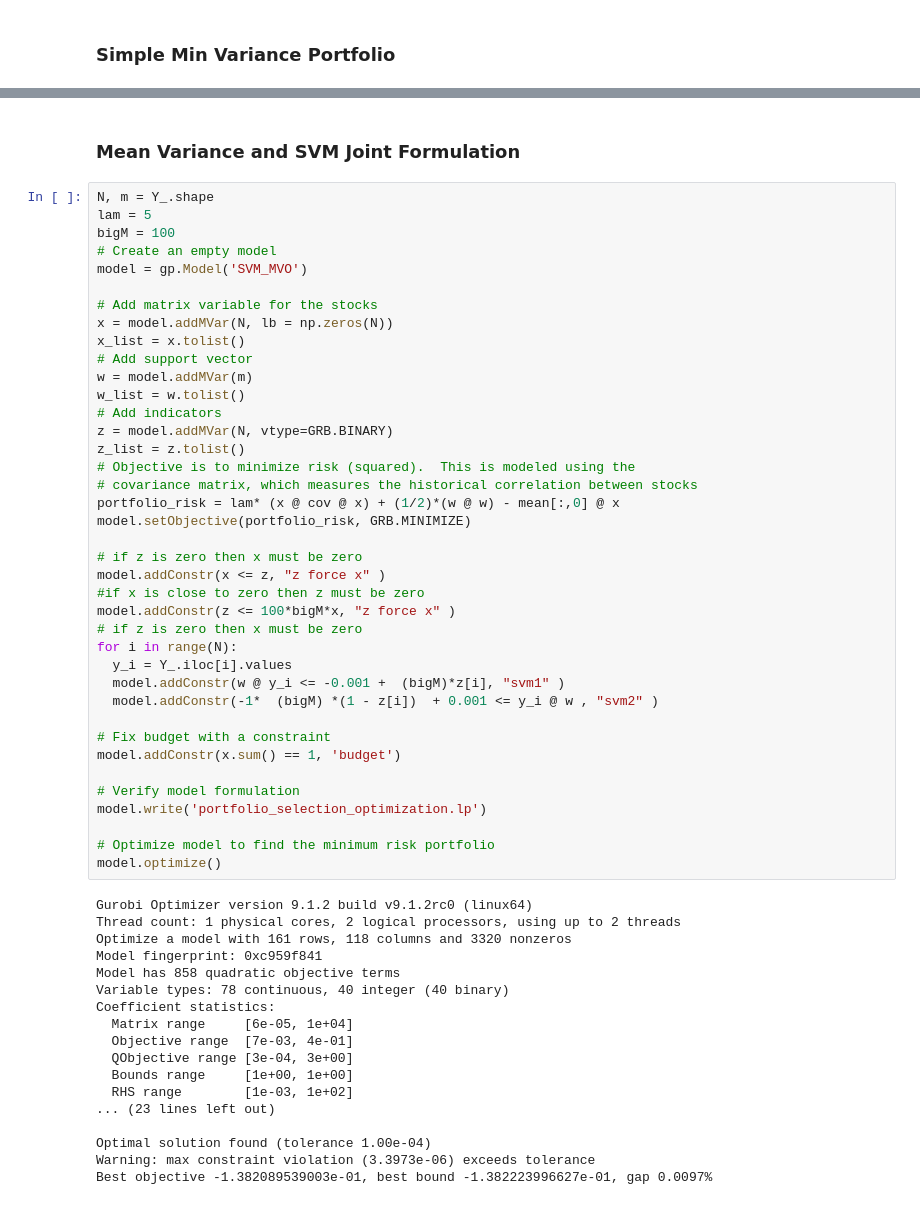
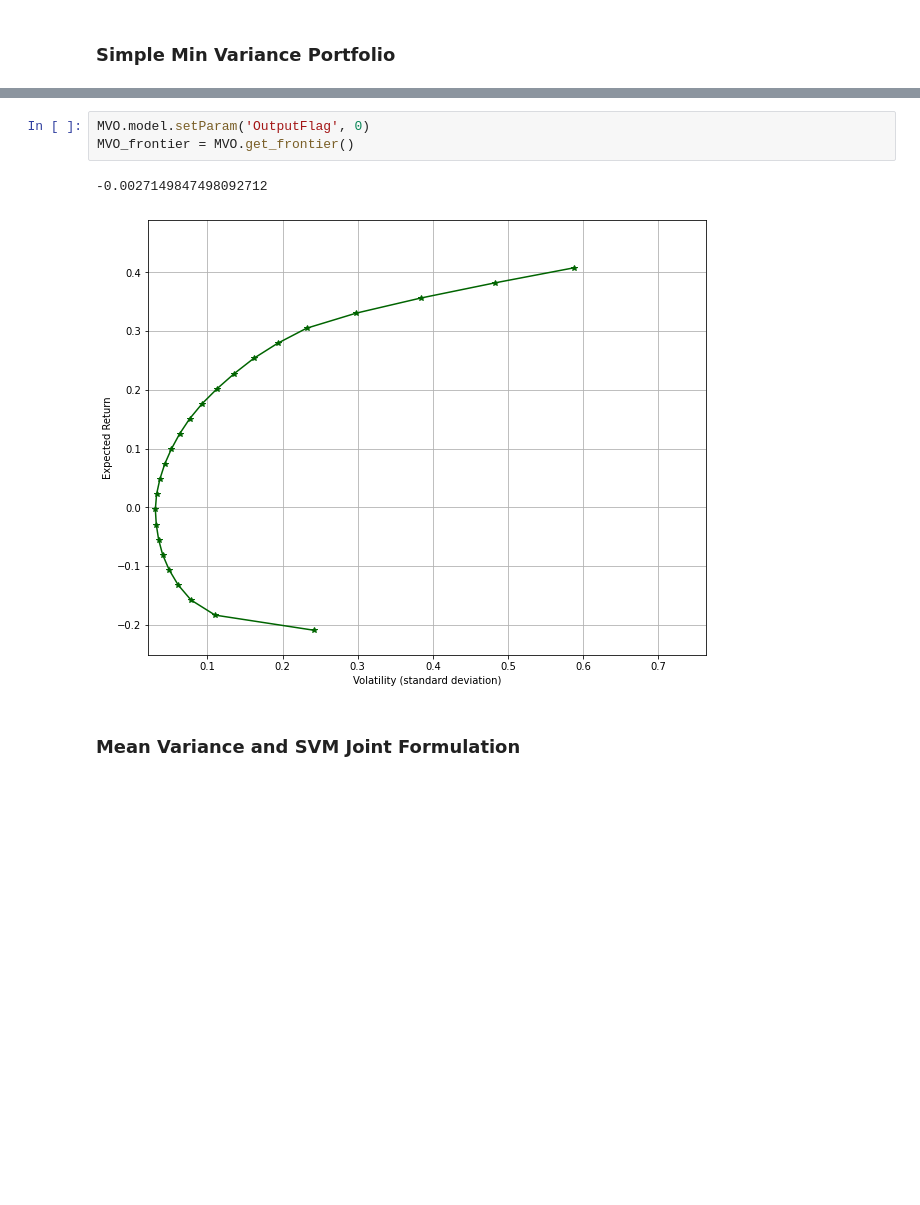
Before and after one commit to davidislip/SVM-and-MVO, a Jupyter notebook: Joint_Optimization.ipynb, the cells around one changed output, grey strips where cells are left out. Saved outputs shown, nothing was run; the diff lists cells and outputs as text; blank space fills up the shorter version.

```diff
--- a/Joint_Optimization.ipynb
+++ b/Joint_Optimization.ipynb
@@ -216,59 +252,8 @@ results
+# %%
+MVO.model.setParam('OutputFlag', 0)
+MVO_frontier = MVO.get_frontier()
+# %% [output]
+-0.0027149847498092712
+[figure, added]
 # %% [markdown]
 ### Mean Variance and SVM Joint Formulation
-# %%
-N, m = Y_.shape
-lam = 5
-bigM = 100
-# Create an empty model
-model = gp.Model('SVM_MVO')
-
-# Add matrix variable for the stocks
-x = model.addMVar(N, lb = np.zeros(N))
-x_list = x.tolist()
-# Add support vector
-w = model.addMVar(m)
-w_list = w.tolist()
-# Add indicators
-z = model.addMVar(N, vtype=GRB.BINARY)
-z_list = z.tolist()
-# Objective is to minimize risk (squared).  This is modeled using the
-# covariance matrix, which measures the historical correlation between stocks
-portfolio_risk = lam* (x @ cov @ x) + (1/2)*(w @ w) - mean[:,0] @ x
-model.setObjective(portfolio_risk, GRB.MINIMIZE)
-
-# if z is zero then x must be zero
-model.addConstr(x <= z, "z force x" )
-#if x is close to zero then z must be zero
-model.addConstr(z <= 100*bigM*x, "z force x" )
-# if z is zero then x must be zero
-for i in range(N):
-  y_i = Y_.iloc[i].values
-  model.addConstr(w @ y_i <= -0.001 +  (bigM)*z[i], "svm1" )
-  model.addConstr(-1*  (bigM) *(1 - z[i])  + 0.001 <= y_i @ w , "svm2" )
-
-# Fix budget with a constraint
-model.addConstr(x.sum() == 1, 'budget')
-
-# Verify model formulation
-model.write('portfolio_selection_optimization.lp')
-
-# Optimize model to find the minimum risk portfolio
-model.optimize()
-# %% [output]
-Gurobi Optimizer version 9.1.2 build v9.1.2rc0 (linux64)
-Thread count: 1 physical cores, 2 logical processors, using up to 2 threads
-Optimize a model with 161 rows, 118 columns and 3320 nonzeros
-Model fingerprint: 0xc959f841
-Model has 858 quadratic objective terms
-Variable types: 78 continuous, 40 integer (40 binary)
-Coefficient statistics:
-  Matrix range     [6e-05, 1e+04]
-  Objective range  [7e-03, 4e-01]
-  QObjective range [3e-04, 3e+00]
-  Bounds range     [1e+00, 1e+00]
-  RHS range        [1e-03, 1e+02]
-... (23 lines left out)
-
-Optimal solution found (tolerance 1.00e-04)
-Warning: max constraint violation (3.3973e-06) exceeds tolerance
-Best objective -1.382089539003e-01, best bound -1.382223996627e-01, gap 0.0097%
```
Also changed, not shown: parts of 22 cells of this notebook.
